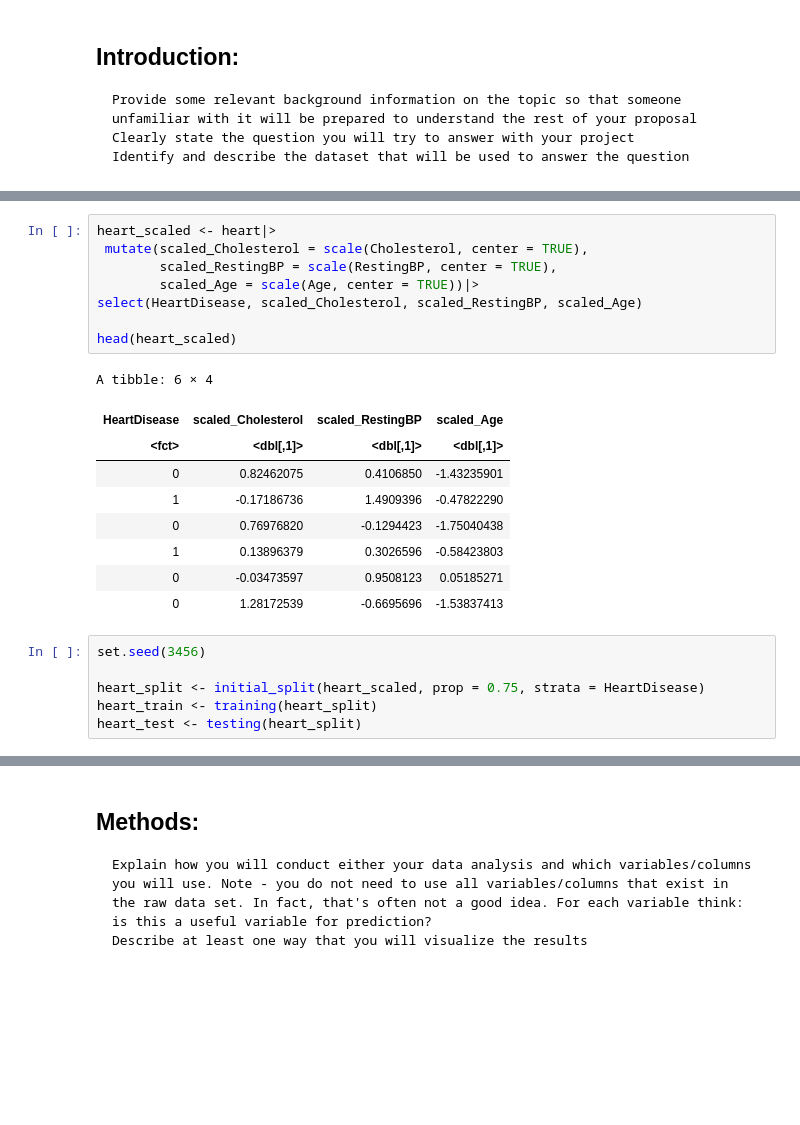
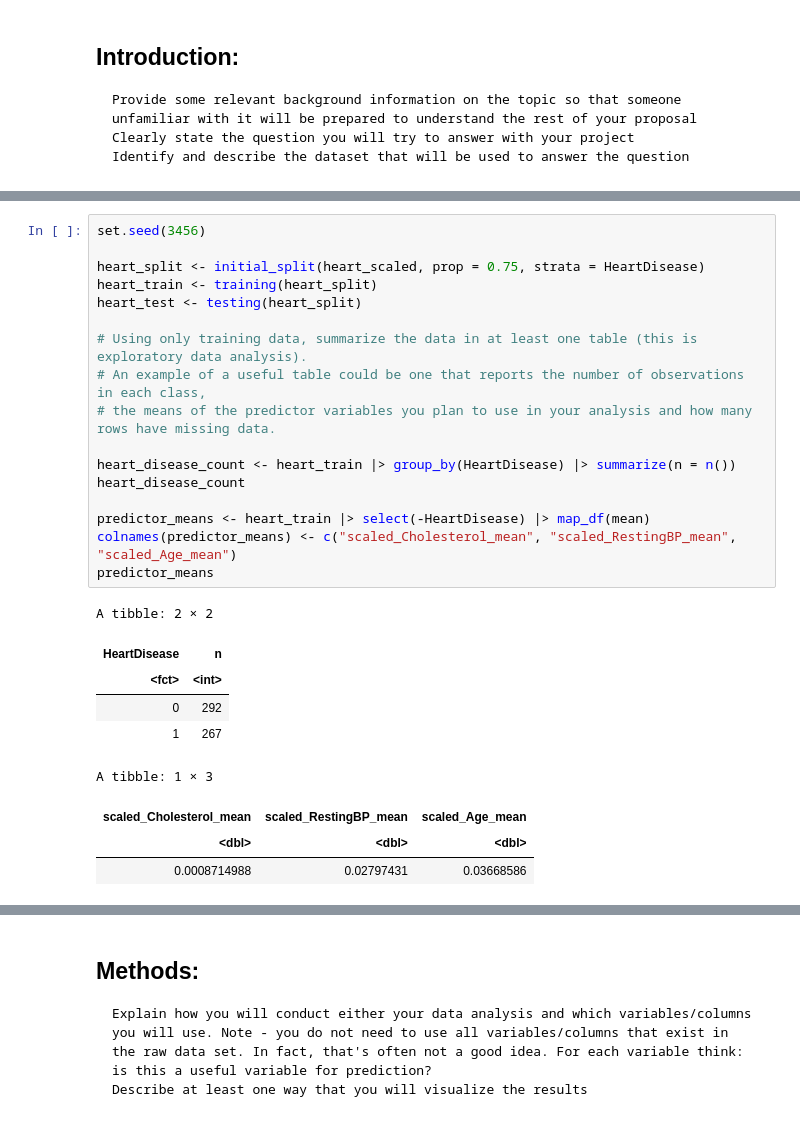
Before and after one commit to josephsoo/dsci_100_group_12, a Jupyter notebook: proposal-group-12.ipynb, the cells around one changed output, grey strips where cells are left out. Drawn from its saved outputs; the diff is of its cells as text; blank space fills up the shorter version.

```diff
--- a/proposal-group-12.ipynb
+++ b/proposal-group-12.ipynb
@@ -68,24 +69,27 @@ A tibble: 6 × 4
-# %%
-heart_scaled <- heart|>
- mutate(scaled_Cholesterol = scale(Cholesterol, center = TRUE),
-        scaled_RestingBP = scale(RestingBP, center = TRUE),
-        scaled_Age = scale(Age, center = TRUE))|>
-select(HeartDisease, scaled_Cholesterol, scaled_RestingBP, scaled_Age)
-
-head(heart_scaled)
-# %% [output]
-A tibble: 6 × 4
-| HeartDisease | scaled_Cholesterol | scaled_RestingBP | scaled_Age |
-| <fct> | <dbl[,1]> | <dbl[,1]> | <dbl[,1]> |
-| 0 | 0.82462075 | 0.4106850 | -1.43235901 |
-| 1 | -0.17186736 | 1.4909396 | -0.47822290 |
-| 0 | 0.76976820 | -0.1294423 | -1.75040438 |
-| 1 | 0.13896379 | 0.3026596 | -0.58423803 |
-| 0 | -0.03473597 | 0.9508123 | 0.05185271 |
-| 0 | 1.28172539 | -0.6695696 | -1.53837413 |
 # %%
 set.seed(3456)
 
 heart_split <- initial_split(heart_scaled, prop = 0.75, strata = HeartDisease)
 heart_train <- training(heart_split)
 heart_test <- testing(heart_split)
+
+# Using only training data, summarize the data in at least one table (this is exploratory data analysis).
+# An example of a useful table could be one that reports the number of observations in each class,
+# the means of the predictor variables you plan to use in your analysis and how many rows have missing data.
+
+heart_disease_count <- heart_train |> group_by(HeartDisease) |> summarize(n = n())
+heart_disease_count
+
+predictor_means <- heart_train |> select(-HeartDisease) |> map_df(mean)
+colnames(predictor_means) <- c("scaled_Cholesterol_mean", "scaled_RestingBP_mean", "scaled_Age_mean")
+predictor_means
+# %% [output]
+A tibble: 2 × 2
+| HeartDisease | n |
+| <fct> | <int> |
+| 0 | 292 |
+| 1 | 267 |
+A tibble: 1 × 3
+| scaled_Cholesterol_mean | scaled_RestingBP_mean | scaled_Age_mean |
+| <dbl> | <dbl> | <dbl> |
+| 0.0008714988 | 0.02797431 | 0.03668586 |
```
Also changed, not shown: parts of 3 cells of this notebook.
